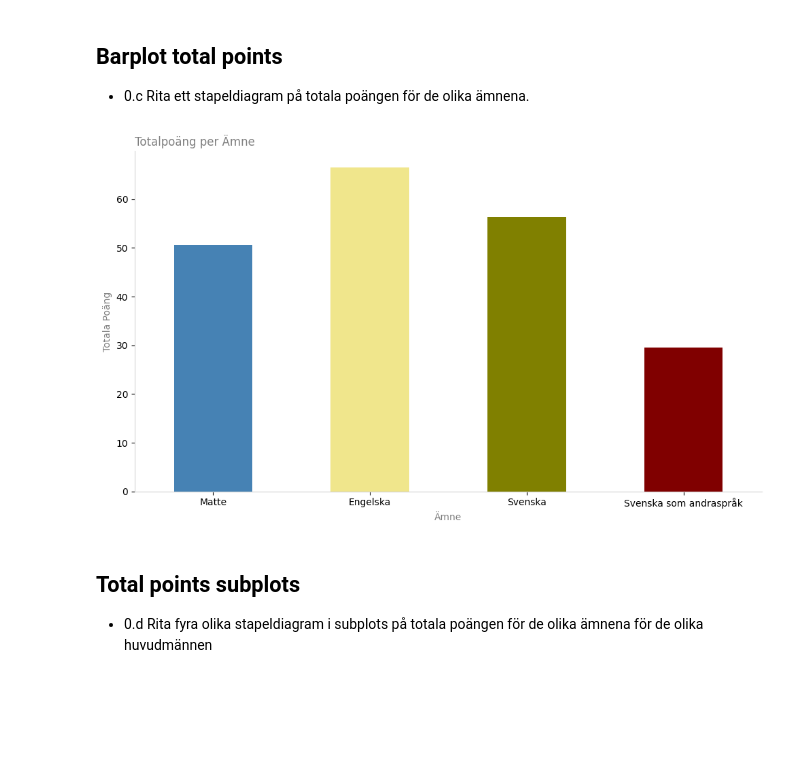
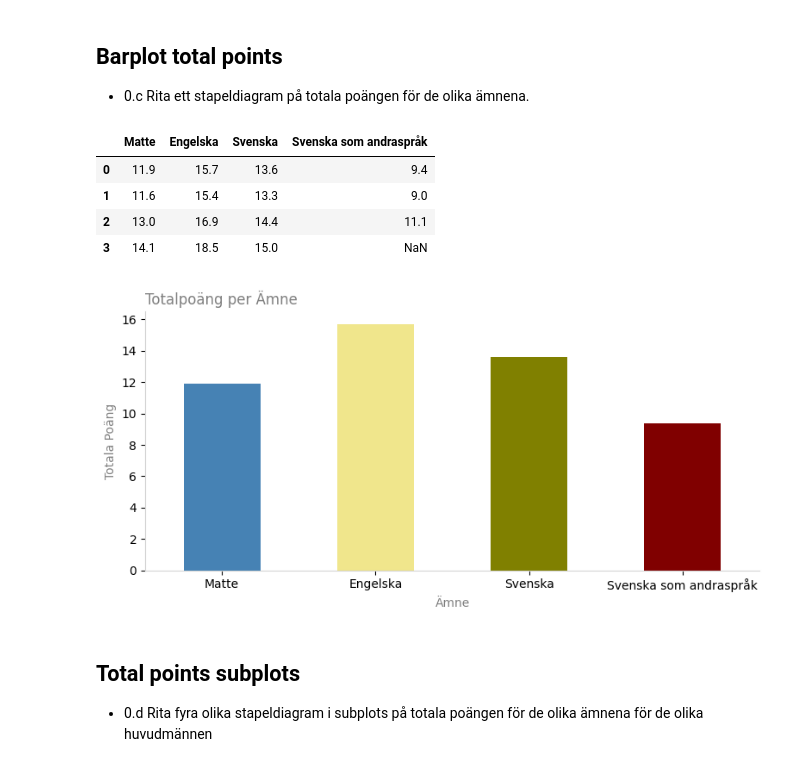
Before and after one commit to Utjiman/Python-Richard-Boden-OPA23, a Jupyter notebook: Labb2/Labb2.ipynb, the cells around one changed output. Drawn from its saved outputs; the diff is of its cells as text; code cells hidden in the pictures; blank space fills up the shorter version.

```diff
--- a/Labb2/Labb2.ipynb
+++ b/Labb2/Labb2.ipynb
@@ -87,30 +87,38 @@ combined_cleaned = pd.DataFrame(combined_df)
 
 # Converts 'svenska som andraspråk' to numeric, changing errors to NaN
 combined_cleaned['Svenska som andraspråk'] = pd.to_numeric(combined_cleaned['Svenska som andraspråk'], errors='coerce')
+
+combined_cleaned
+# %% [output]
+|  | Matte | Engelska | Svenska | Svenska som andraspråk |
+| 0 | 11.9 | 15.7 | 13.6 | 9.4 |
+| 1 | 11.6 | 15.4 | 13.3 | 9.0 |
+| 2 | 13.0 | 16.9 | 14.4 | 11.1 |
+| 3 | 14.1 | 18.5 | 15.0 | NaN |
 # %%
-total_scores_per_subject = combined_cleaned.sum() # calc the sum of the scores of each subject
+total_scores_per_subject = combined_cleaned.iloc[0] # filtered on index 0
 
 colors = ['steelblue', 'khaki', 'olive', 'maroon'] # color palette for the bar plot
 
-ax_new = total_scores_per_subject.plot(kind='bar', figsize=(10, 6), color=colors) # create a barplot and define the size and colors
+ax_new = total_scores_per_subject.plot(kind='bar', figsize=(8, 4), color=colors) # create a barplot and define the size and colors
 
 # sets title and labels for x and y axis
 plt.title('Totalpoäng per Ämne', loc='left', color= 'grey')
 plt.xlabel('Ämne', color= 'grey')
 plt.ylabel('Totala Poäng', color= 'grey')
 
 plt.xticks(rotation=0) # rotate the x-axis for better readability
 
 # hides right and top spine for a cleaner look, sets lighter colours on the rest
 ax_new.spines['top'].set_visible(False)
 ax_new.spines['right'].set_visible(False)
 ax_new.spines['bottom'].set_color('lightgray')
 ax_new.spines['left'].set_color('lightgray')
 
 plt.tight_layout()
 plt.show()
 # %% [output]
-[figure, old version]
+[figure, new version]
 # %% [markdown]
 ## Total points subplots
 - 0.d Rita fyra olika stapeldiagram i subplots på totala poängen för de olika ämnena för de olika huvudmännen
```
Also changed, not shown: parts of 5 cells of this notebook, 4 other files.
